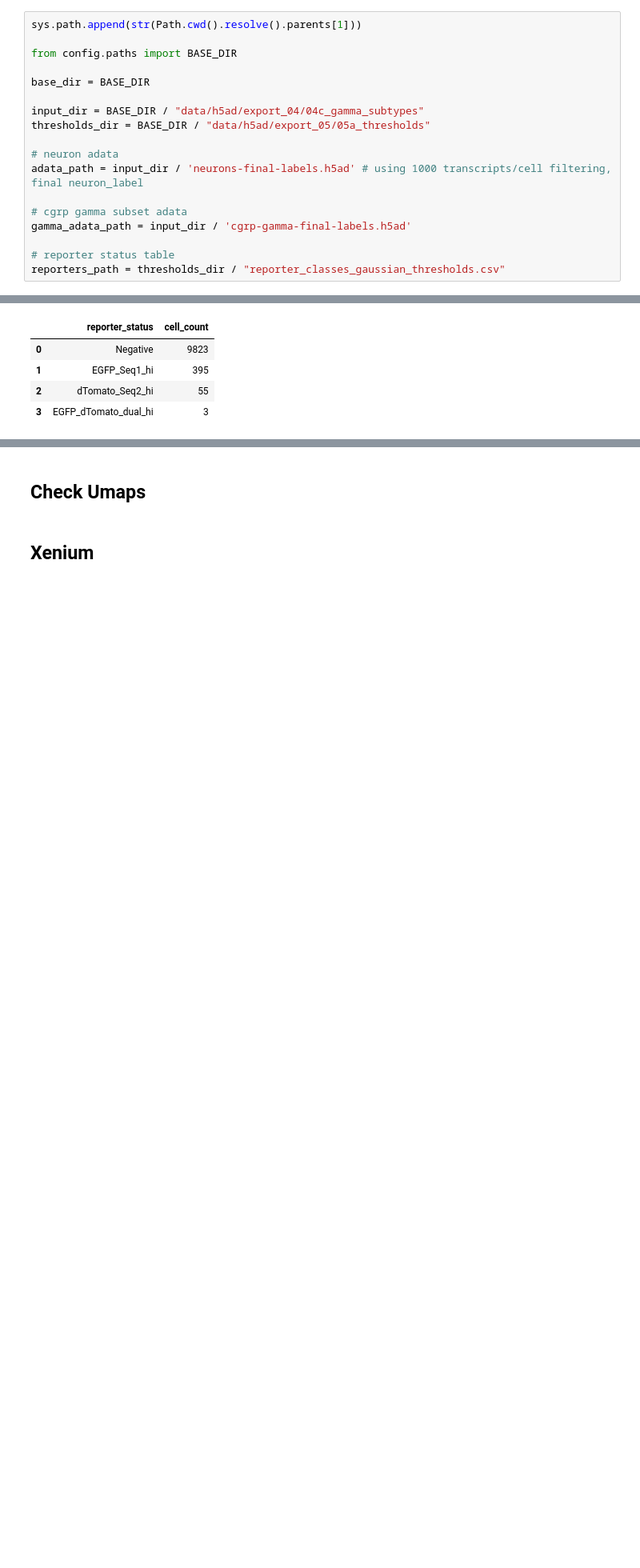
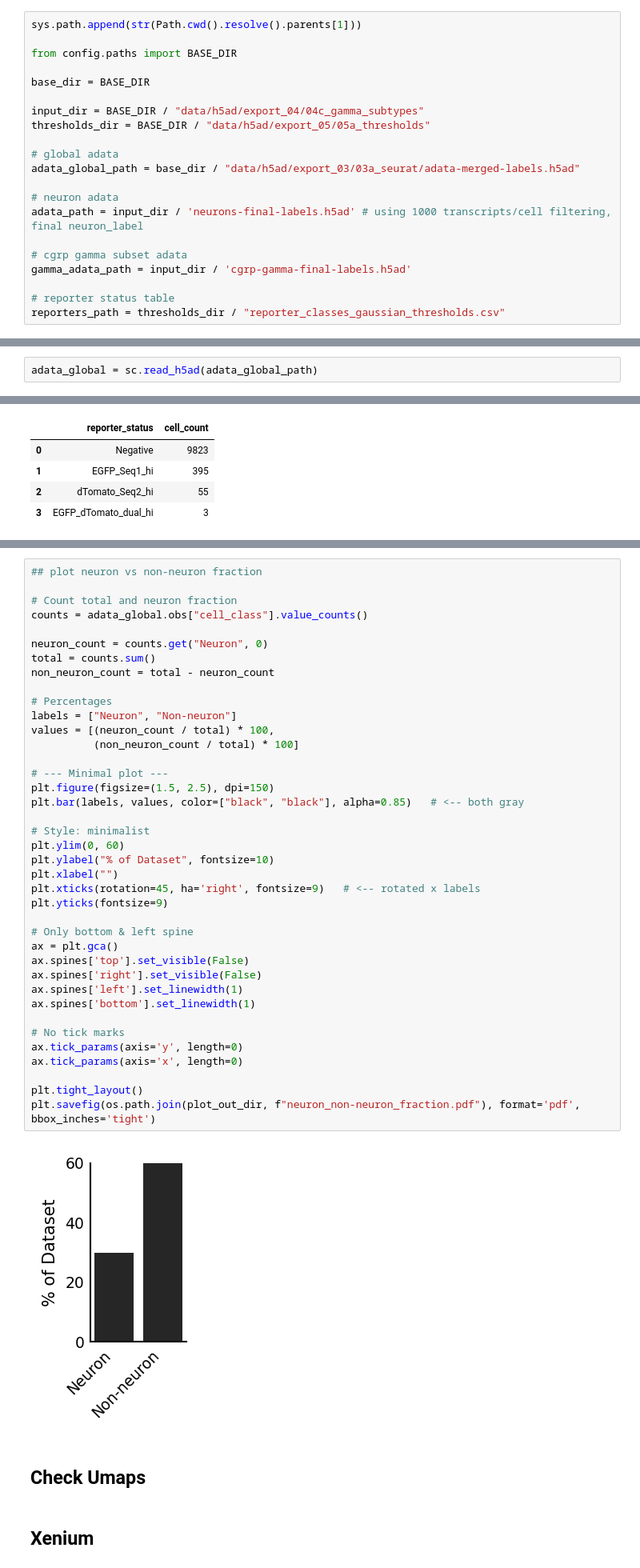
Before and after one commit to aifimmunology/spatial_drg_colon_bladder, a Jupyter notebook: yano/notebooks_KA_reprocess/06_figures/yano_figure_updates_KA.ipynb, the cells around one changed output, grey strips where cells are left out. Shown at 80% size. Cells and saved outputs as stored; diff of their text form; blank space fills up the shorter version.

Commit message:
yano figures

```diff
--- a/yano/notebooks_KA_reprocess/06_figures/yano_figure_updates_KA.ipynb
+++ b/yano/notebooks_KA_reprocess/06_figures/yano_figure_updates_KA.ipynb
@@ -39,6 +39,9 @@ base_dir = BASE_DIR
 input_dir = BASE_DIR / "data/h5ad/export_04/04c_gamma_subtypes"
 thresholds_dir = BASE_DIR / "data/h5ad/export_05/05a_thresholds"
 
+# global adata
+adata_global_path = base_dir / "data/h5ad/export_03/03a_seurat/adata-merged-labels.h5ad"
+
 # neuron adata
 adata_path = input_dir / 'neurons-final-labels.h5ad' # using 1000 transcripts/cell filtering, final neuron_label
 
@@ -57,6 +60,8 @@ if not os.path.exists (plot_out_dir):
 print(base_dir)
 # %% [output]
 /home/workspace/DRG/spatial_mouse_drg_outputs/yano
+# %%
+adata_global = sc.read_h5ad(adata_global_path)
 # %%
 adata = sc.read_h5ad(adata_path)
 # %%
@@ -265,3 +276,44 @@ counts_df
+# %%
+## plot neuron vs non-neuron fraction
+
+# Count total and neuron fraction
+counts = adata_global.obs["cell_class"].value_counts()
+
+neuron_count = counts.get("Neuron", 0)
+total = counts.sum()
+non_neuron_count = total - neuron_count
+
+# Percentages
+labels = ["Neuron", "Non-neuron"]
+values = [(neuron_count / total) * 100,
+          (non_neuron_count / total) * 100]
+
+# --- Minimal plot ---
+plt.figure(figsize=(1.5, 2.5), dpi=150)
+plt.bar(labels, values, color=["black", "black"], alpha=0.85)   # <-- both gray
+
+# Style: minimalist
+plt.ylim(0, 60)
+plt.ylabel("% of Dataset", fontsize=10)
+plt.xlabel("")
+plt.xticks(rotation=45, ha='right', fontsize=9)   # <-- rotated x labels
+plt.yticks(fontsize=9)
+
+# Only bottom & left spine
+ax = plt.gca()
+ax.spines['top'].set_visible(False)
+ax.spines['right'].set_visible(False)
+ax.spines['left'].set_linewidth(1)
+ax.spines['bottom'].set_linewidth(1)
+
+# No tick marks
+ax.tick_params(axis='y', length=0)
+ax.tick_params(axis='x', length=0)
+
+plt.tight_layout()
+plt.savefig(os.path.join(plot_out_dir, f"neuron_non-neuron_fraction.pdf"), format='pdf', bbox_inches='tight')
+# %% [output]
+[figure, added]
 # %% [markdown]
 ## Check Umaps
 # %% [markdown]
```
Also changed, not shown: parts of 3 cells of this notebook.
